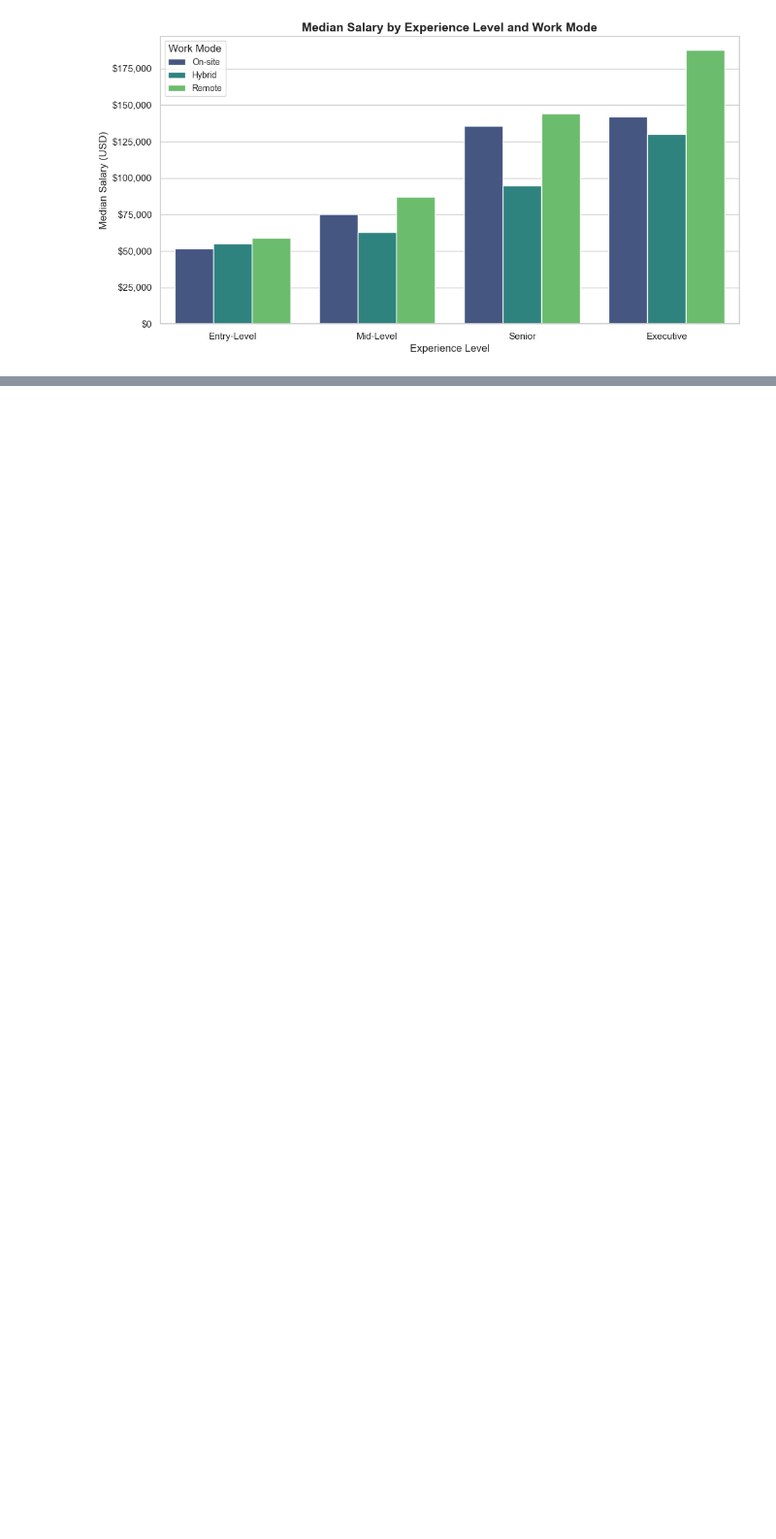
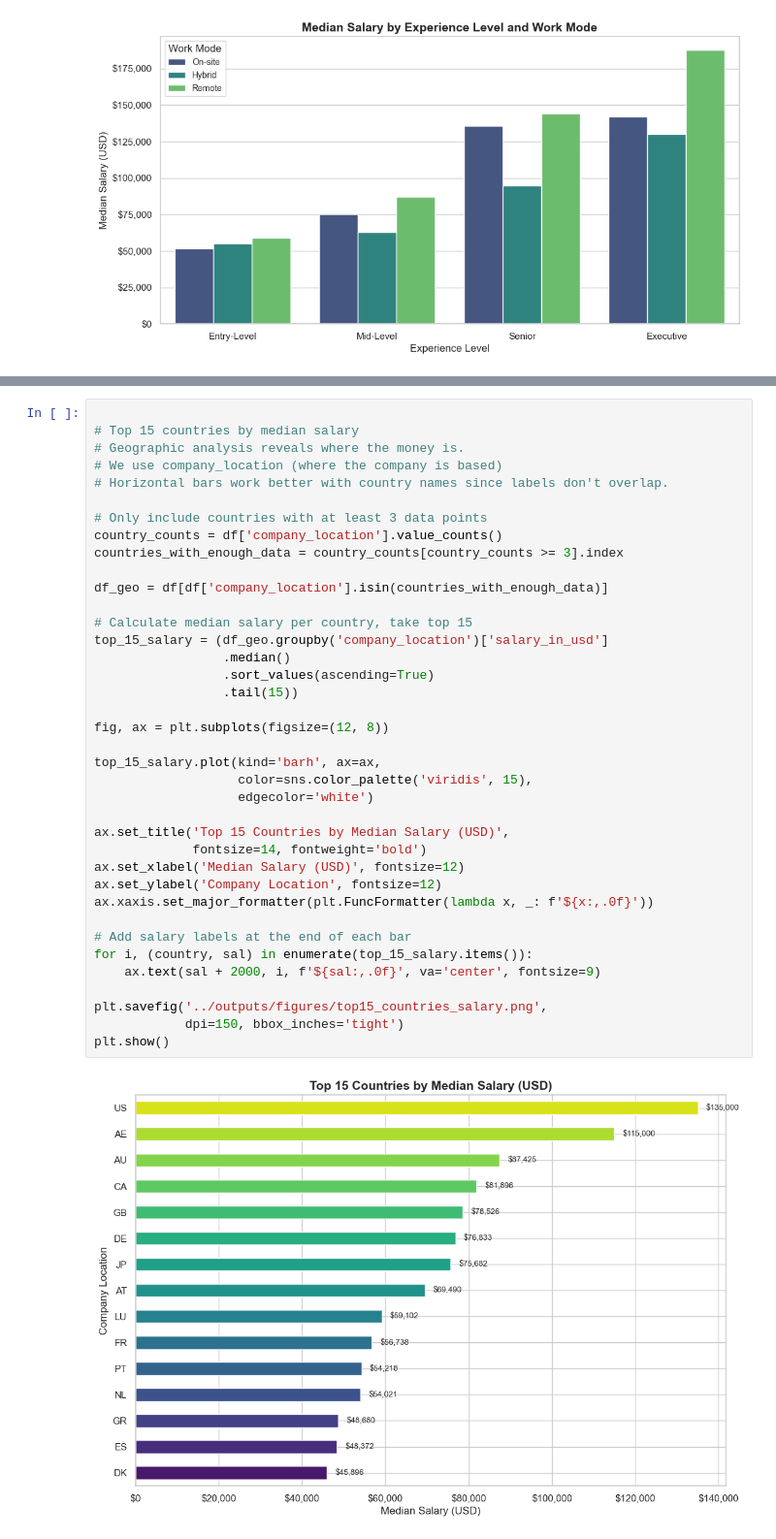
Before and after one commit to FranciscoMartinezGrecco/data-ai-jobs-analysis, a Jupyter notebook: notebooks/01_eda.ipynb, the cells around one changed output, grey strips where cells are left out. Shown at 97% size. Saved outputs shown, nothing was run; the diff lists cells and outputs as text; blank space fills up the shorter version.

Commit message:
EDA: geographic salary analysis

```diff
--- a/notebooks/01_eda.ipynb
+++ b/notebooks/01_eda.ipynb
@@ -553,0 +557,40 @@ plt.show()
+# %%
+
+# Top 15 countries by median salary
+# Geographic analysis reveals where the money is.
+# We use company_location (where the company is based)
+# Horizontal bars work better with country names since labels don't overlap.
+
+# Only include countries with at least 3 data points
+country_counts = df['company_location'].value_counts()
+countries_with_enough_data = country_counts[country_counts >= 3].index
+
+df_geo = df[df['company_location'].isin(countries_with_enough_data)]
+
+# Calculate median salary per country, take top 15
+top_15_salary = (df_geo.groupby('company_location')['salary_in_usd']
+                 .median()
+                 .sort_values(ascending=True)
+                 .tail(15))
+
+fig, ax = plt.subplots(figsize=(12, 8))
+
+top_15_salary.plot(kind='barh', ax=ax,
+                   color=sns.color_palette('viridis', 15),
+                   edgecolor='white')
+
+ax.set_title('Top 15 Countries by Median Salary (USD)',
+             fontsize=14, fontweight='bold')
+ax.set_xlabel('Median Salary (USD)', fontsize=12)
+ax.set_ylabel('Company Location', fontsize=12)
+ax.xaxis.set_major_formatter(plt.FuncFormatter(lambda x, _: f'${x:,.0f}'))
+
+# Add salary labels at the end of each bar
+for i, (country, sal) in enumerate(top_15_salary.items()):
+    ax.text(sal + 2000, i, f'${sal:,.0f}', va='center', fontsize=9)
+
+plt.savefig('../outputs/figures/top15_countries_salary.png',
+            dpi=150, bbox_inches='tight')
+plt.show()
+# %% [output]
+[figure, added]
```
Also changed, not shown: parts of 3 cells of this notebook, 3 other files.
